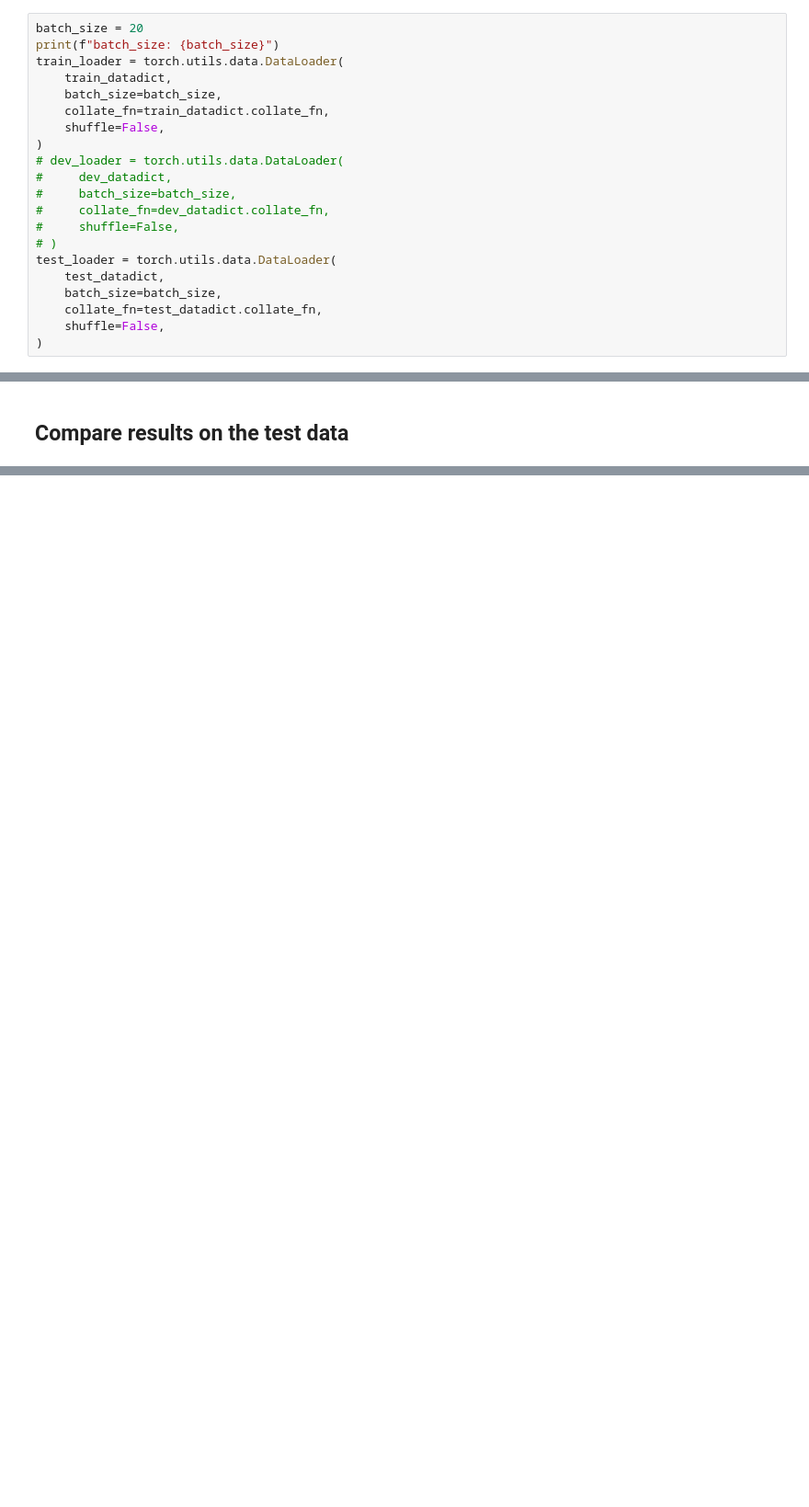
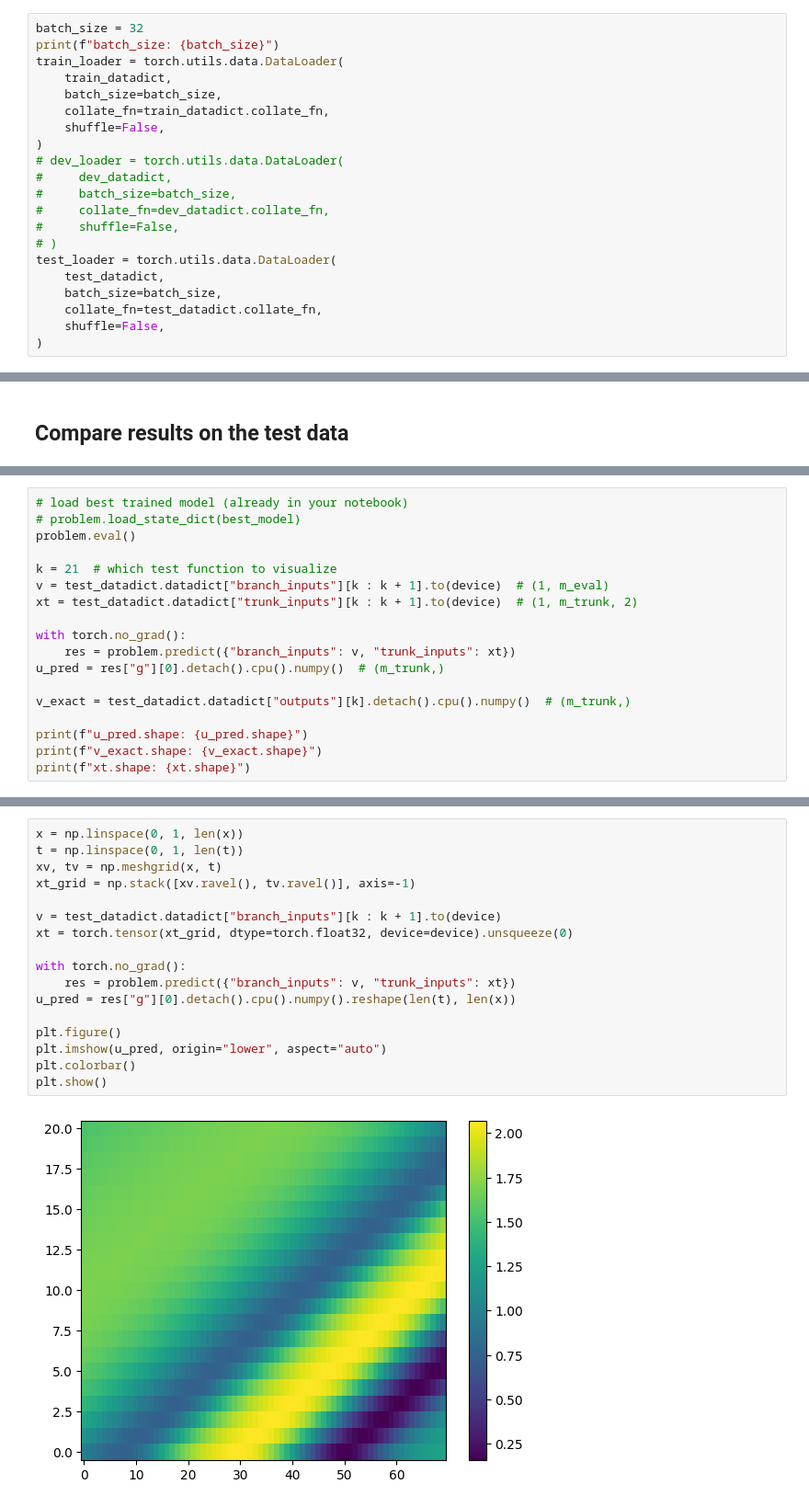
Before and after one commit to EladMichael/neuromancer, a Jupyter notebook: examples/neural_operators/Part_8_DeepONet_Advection_aligned.ipynb, the cells around one changed output, grey strips where cells are left out. Shown at 92% size. Drawn from its saved outputs; the diff is of its cells as text; blank space fills up the shorter version.

```diff
--- a/examples/neural_operators/Part_8_DeepONet_Advection_aligned.ipynb
+++ b/examples/neural_operators/Part_8_DeepONet_Advection_aligned.ipynb
@@ -350,7 +350,7 @@ Train trunk: torch.Size([20, 104, 1])
 # %% [markdown]
 ### Create torch DataLoaders for the Trainer
 # %%
-batch_size = 20
+batch_size = 32
 print(f"batch_size: {batch_size}")
 train_loader = torch.utils.data.DataLoader(
     train_datadict,
@@ -638,0 +575,18 @@ plt.show()
+# %%
+# load best trained model (already in your notebook)
+# problem.load_state_dict(best_model)
+problem.eval()
+
+k = 21  # which test function to visualize
+v = test_datadict.datadict["branch_inputs"][k : k + 1].to(device)  # (1, m_eval)
+xt = test_datadict.datadict["trunk_inputs"][k : k + 1].to(device)  # (1, m_trunk, 2)
+
+with torch.no_grad():
+    res = problem.predict({"branch_inputs": v, "trunk_inputs": xt})
+u_pred = res["g"][0].detach().cpu().numpy()  # (m_trunk,)
+
+v_exact = test_datadict.datadict["outputs"][k].detach().cpu().numpy()  # (m_trunk,)
+
+print(f"u_pred.shape: {u_pred.shape}")
+print(f"v_exact.shape: {v_exact.shape}")
+print(f"xt.shape: {xt.shape}")
@@ -638,0 +597,19 @@ plt.show()
+# %%
+x = np.linspace(0, 1, len(x))
+t = np.linspace(0, 1, len(t))
+xv, tv = np.meshgrid(x, t)
+xt_grid = np.stack([xv.ravel(), tv.ravel()], axis=-1)
+
+v = test_datadict.datadict["branch_inputs"][k : k + 1].to(device)
+xt = torch.tensor(xt_grid, dtype=torch.float32, device=device).unsqueeze(0)
+
+with torch.no_grad():
+    res = problem.predict({"branch_inputs": v, "trunk_inputs": xt})
+u_pred = res["g"][0].detach().cpu().numpy().reshape(len(t), len(x))
+
+plt.figure()
+plt.imshow(u_pred, origin="lower", aspect="auto")
+plt.colorbar()
+plt.show()
+# %% [output]
+[figure, added]
```
Also changed, not shown: parts of 32 cells of this notebook.
